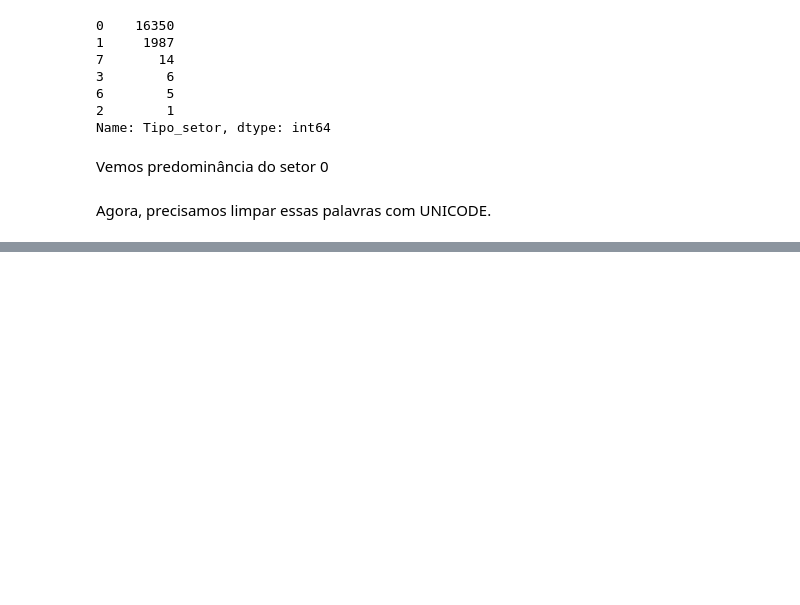
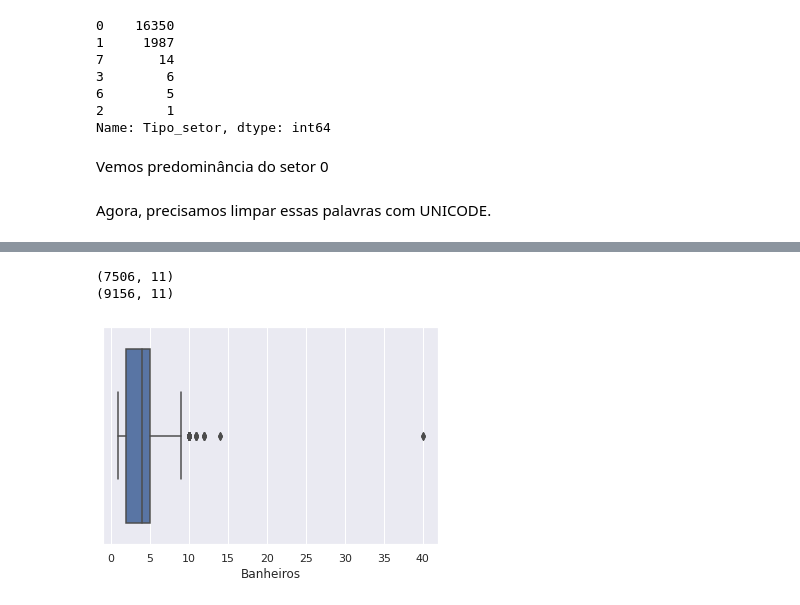
Before and after one commit to njuliacsouza/imersaoDADOS_Alura4, a Jupyter notebook: desafios/Imersao_dados_4_aula03.ipynb, the cells around one changed output, grey strips where cells are left out. Drawn from its saved outputs; the diff is of its cells as text; code cells hidden in the pictures; blank space fills up the shorter version.

```diff
--- a/desafios/Imersao_dados_4_aula03.ipynb
+++ b/desafios/Imersao_dados_4_aula03.ipynb
@@ -376,0 +396,8 @@ Agora, precisamos limpar essas palavras com UNICODE.
+# %%
+print(novos_dados[novos_dados['Banheiros'] < (novos_dados['Banheiros'].mean()+novos_dados['Banheiros'].std())].shape)
+print(novos_dados.shape)
+srn.boxplot(x=dados_vendas['Banheiros']);
+# %% [output]
+(7506, 11)
+(9156, 11)
+[figure, added]
```
Also changed, not shown: parts of 10 cells of this notebook.
